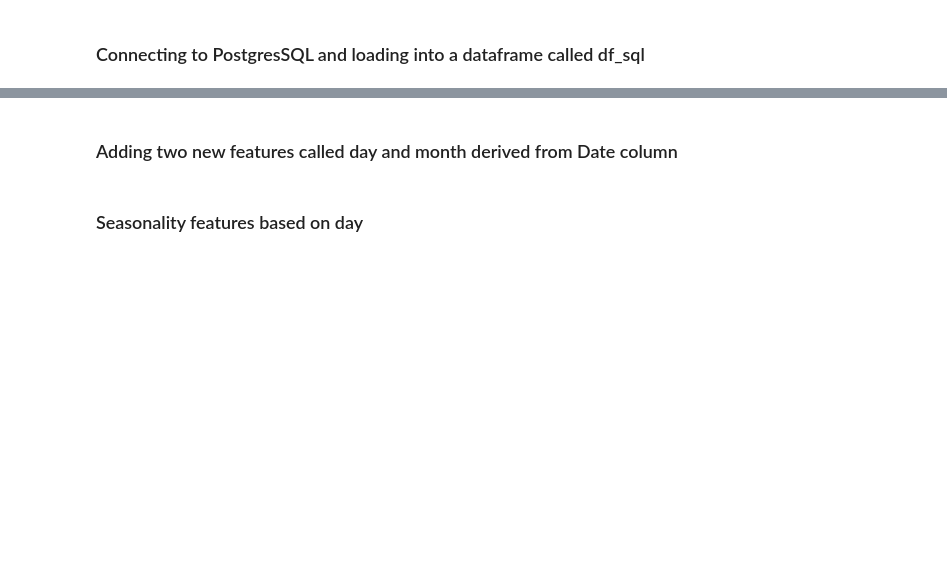
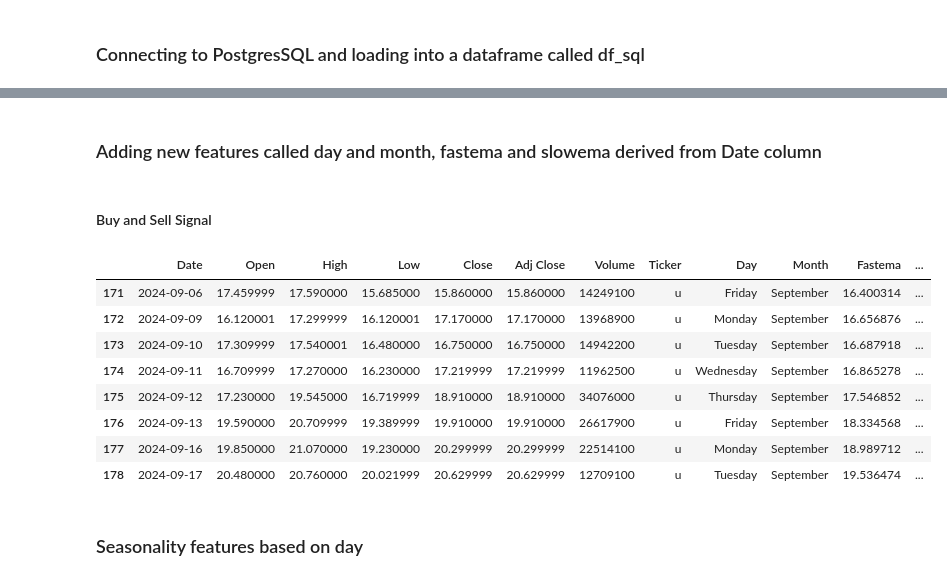
Before and after one commit to rindelicato/Nasdaq-Technical-Analysis-Trends, a Jupyter notebook: Stocks_Prices.ipynb, the cells around one changed output, grey strips where cells are left out. Cells and saved outputs as stored; diff of their text form; code cells hidden in the pictures; blank space fills up the shorter version.

```diff
--- a/Stocks_Prices.ipynb
+++ b/Stocks_Prices.ipynb
@@ -89,7 +89,7 @@ df_sql.head(1)
 # %%
 # df = df.reset_index()
 # %% [markdown]
-### Adding two new features called day and month derived from Date column
+### Adding new features called day and month, fastema and slowema derived from Date column
 # %%
 # Changing Date colum to a date type so we can derive into day and month
 df['Date'] = pd.to_datetime(df['Date'])
@@ -99,0 +104,2 @@ df['Month'] = df['Date'].dt.month_name()
+# %% [markdown]
+#### Buy and Sell Signal
@@ -100,3 +111,15 @@ df['Month'] = df['Date'].dt.month_name()
+# %%
+df.tail(8)
+# %% [output]
+|  | Date | Open | High | Low | Close | Adj Close | Volume | Ticker | Day | Month | Fastema | ... |
+| 171 | 2024-09-06 | 17.459999 | 17.590000 | 15.685000 | 15.860000 | 15.860000 | 14249100 | u | Friday | September | 16.400314 | ... |
+| 172 | 2024-09-09 | 16.120001 | 17.299999 | 16.120001 | 17.170000 | 17.170000 | 13968900 | u | Monday | September | 16.656876 | ... |
+| 173 | 2024-09-10 | 17.309999 | 17.540001 | 16.480000 | 16.750000 | 16.750000 | 14942200 | u | Tuesday | September | 16.687918 | ... |
+| 174 | 2024-09-11 | 16.709999 | 17.270000 | 16.230000 | 17.219999 | 17.219999 | 11962500 | u | Wednesday | September | 16.865278 | ... |
+| 175 | 2024-09-12 | 17.230000 | 19.545000 | 16.719999 | 18.910000 | 18.910000 | 34076000 | u | Thursday | September | 17.546852 | ... |
+| 176 | 2024-09-13 | 19.590000 | 20.709999 | 19.389999 | 19.910000 | 19.910000 | 26617900 | u | Friday | September | 18.334568 | ... |
+| 177 | 2024-09-16 | 19.850000 | 21.070000 | 19.230000 | 20.299999 | 20.299999 | 22514100 | u | Monday | September | 18.989712 | ... |
+| 178 | 2024-09-17 | 20.480000 | 20.760000 | 20.021999 | 20.629999 | 20.629999 | 12709100 | u | Tuesday | September | 19.536474 | ... |
 # %% [markdown]
 ### Seasonality features based on day
 # %%
```
Also changed, not shown: parts of 17 cells of this notebook.
